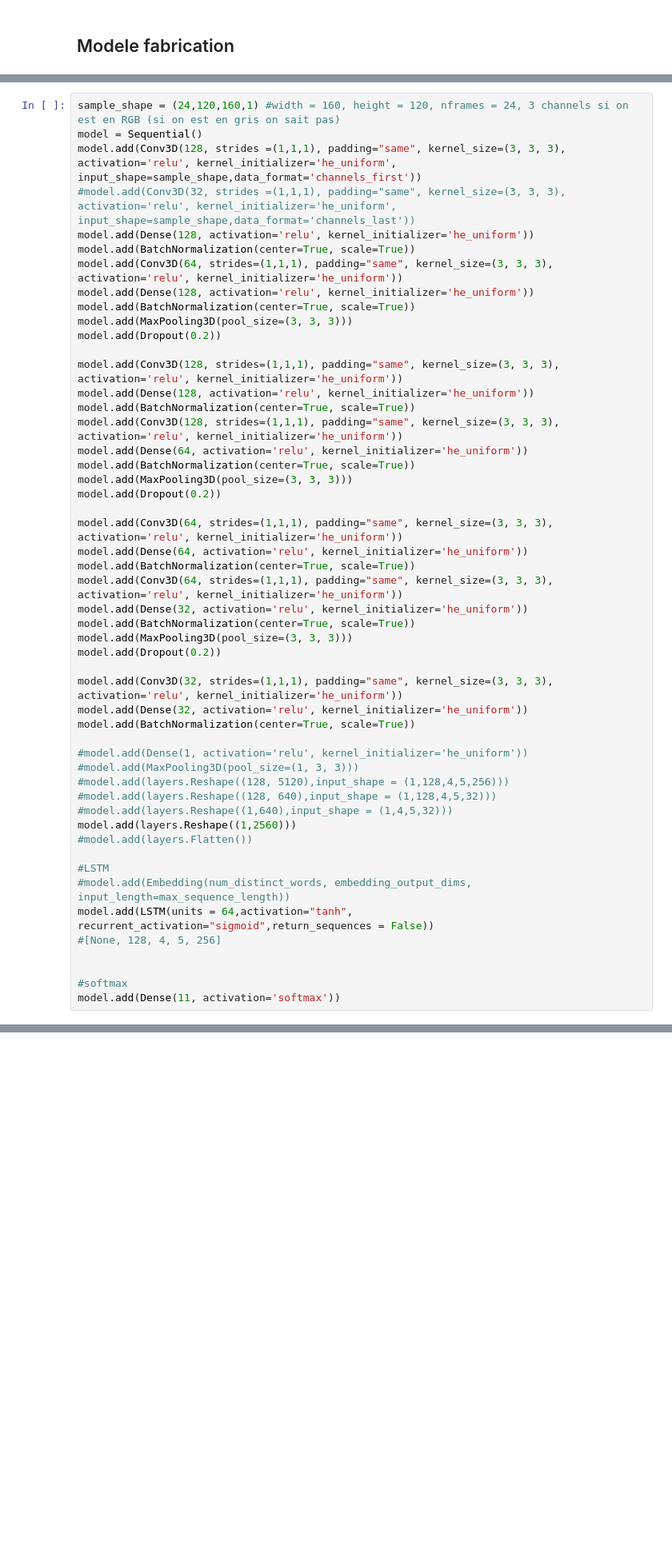
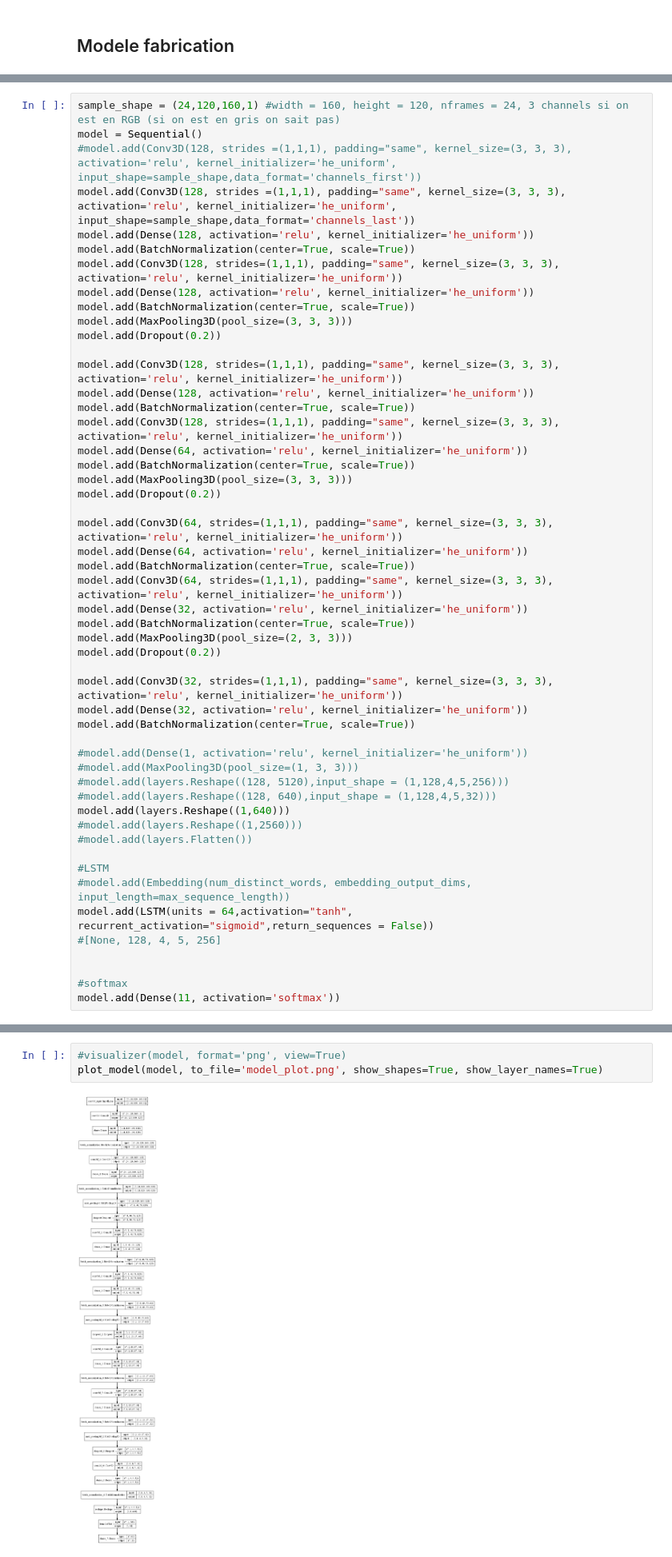
Before and after one commit to KurukW/AI_Project1, a Jupyter notebook: model_experiences.ipynb, the cells around one changed output, grey strips where cells are left out. Shown: that part at 80% size. Drawn from its saved outputs; the diff is of its cells as text; blank space fills up the shorter version.

Commit message:
Model_clean fonctionnel, avec save de model

```diff
--- a/model_experiences.ipynb
+++ b/model_experiences.ipynb
@@ -442,11 +454,11 @@ from tensorflow.keras.layers import  Dense, Conv3D, BatchNormalization,MaxPoolin
 # %%
 sample_shape = (24,120,160,1) #width = 160, height = 120, nframes = 24, 3 channels si on est en RGB (si on est en gris on sait pas)
 model = Sequential()
-model.add(Conv3D(128, strides =(1,1,1), padding="same", kernel_size=(3, 3, 3), activation='relu', kernel_initializer='he_uniform', input_shape=sample_shape,data_format='channels_first'))
-#model.add(Conv3D(32, strides =(1,1,1), padding="same", kernel_size=(3, 3, 3), activation='relu', kernel_initializer='he_uniform', input_shape=sample_shape,data_format='channels_last'))
+#model.add(Conv3D(128, strides =(1,1,1), padding="same", kernel_size=(3, 3, 3), activation='relu', kernel_initializer='he_uniform', input_shape=sample_shape,data_format='channels_first'))
+model.add(Conv3D(128, strides =(1,1,1), padding="same", kernel_size=(3, 3, 3), activation='relu', kernel_initializer='he_uniform', input_shape=sample_shape,data_format='channels_last'))
 model.add(Dense(128, activation='relu', kernel_initializer='he_uniform'))
 model.add(BatchNormalization(center=True, scale=True))
-model.add(Conv3D(64, strides=(1,1,1), padding="same", kernel_size=(3, 3, 3), activation='relu', kernel_initializer='he_uniform'))
+model.add(Conv3D(128, strides=(1,1,1), padding="same", kernel_size=(3, 3, 3), activation='relu', kernel_initializer='he_uniform'))
 model.add(Dense(128, activation='relu', kernel_initializer='he_uniform'))
 model.add(BatchNormalization(center=True, scale=True))
 model.add(MaxPooling3D(pool_size=(3, 3, 3)))
@@ -467,7 +479,7 @@ model.add(BatchNormalization(center=True, scale=True))
 model.add(Conv3D(64, strides=(1,1,1), padding="same", kernel_size=(3, 3, 3), activation='relu', kernel_initializer='he_uniform'))
 model.add(Dense(32, activation='relu', kernel_initializer='he_uniform'))
 model.add(BatchNormalization(center=True, scale=True))
-model.add(MaxPooling3D(pool_size=(3, 3, 3)))
+model.add(MaxPooling3D(pool_size=(2, 3, 3)))
 model.add(Dropout(0.2))
 
 model.add(Conv3D(32, strides=(1,1,1), padding="same", kernel_size=(3, 3, 3), activation='relu', kernel_initializer='he_uniform'))
@@ -478,8 +490,8 @@ model.add(BatchNormalization(center=True, scale=True))
 #model.add(MaxPooling3D(pool_size=(1, 3, 3)))
 #model.add(layers.Reshape((128, 5120),input_shape = (1,128,4,5,256)))
 #model.add(layers.Reshape((128, 640),input_shape = (1,128,4,5,32)))
-#model.add(layers.Reshape((1,640),input_shape = (1,4,5,32)))
-model.add(layers.Reshape((1,2560)))
+model.add(layers.Reshape((1,640)))
+#model.add(layers.Reshape((1,2560)))
 #model.add(layers.Flatten())
 
 #LSTM
@@ -516,0 +525,5 @@ len(X[0])
+# %%
+#visualizer(model, format='png', view=True)
+plot_model(model, to_file='model_plot.png', show_shapes=True, show_layer_names=True)
+# %% [output]
+[figure, added]
```
Also changed, not shown: parts of 32 cells of this notebook, 12 other files.
